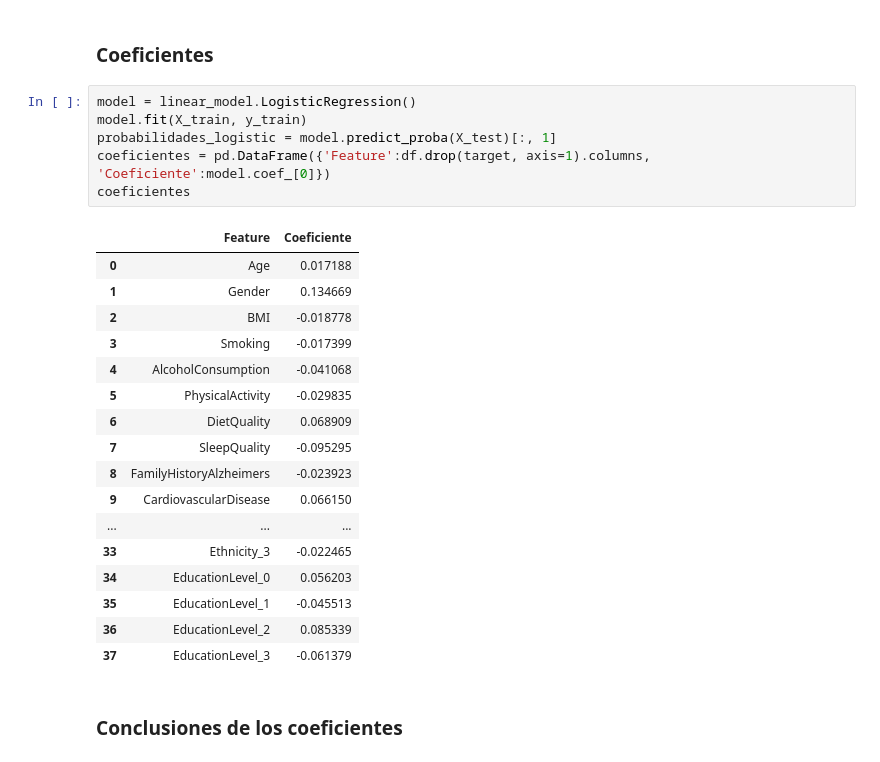
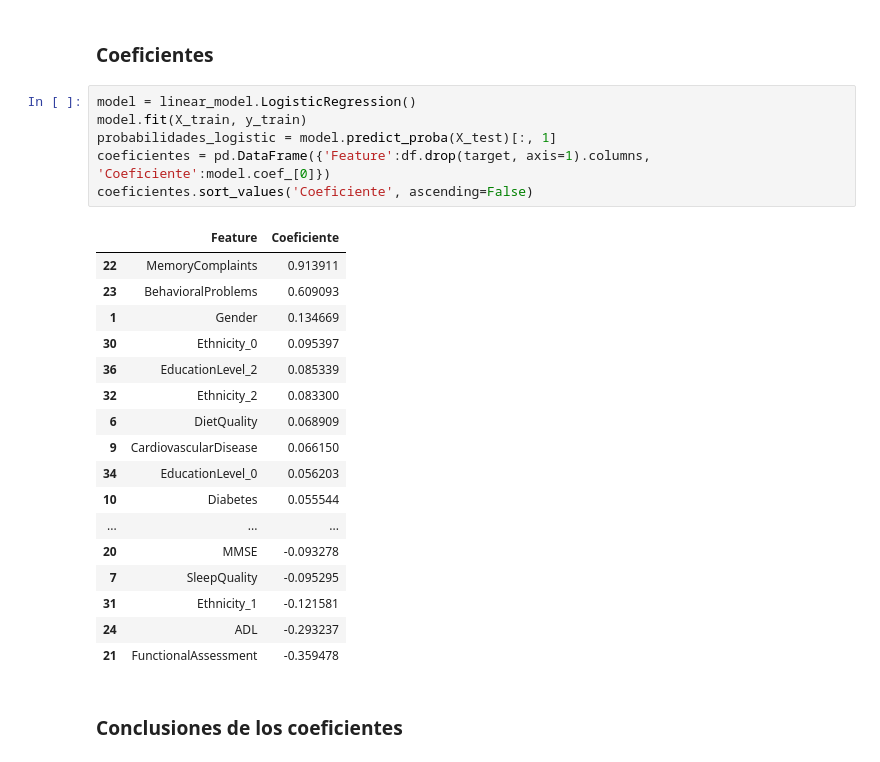
Before and after one commit to luisejdm/Aprendizaje_Estadistico, a Jupyter notebook: Tareas/tarea05.ipynb, the cells around one changed output. Drawn from its saved outputs; the diff is of its cells as text.

```diff
--- a/Tareas/tarea05.ipynb
+++ b/Tareas/tarea05.ipynb
@@ -171,26 +171,26 @@ X_train, X_test, y_train, y_test = train_test_split(X, y, test_size=0.3, random_
 # %%
 model = linear_model.LogisticRegression()
 model.fit(X_train, y_train)
 probabilidades_logistic = model.predict_proba(X_test)[:, 1]
 coeficientes = pd.DataFrame({'Feature':df.drop(target, axis=1).columns, 'Coeficiente':model.coef_[0]})
-coeficientes
+coeficientes.sort_values('Coeficiente', ascending=False)
 # %% [output]
 |  | Feature | Coeficiente |
-| 0 | Age | 0.017188 |
+| 22 | MemoryComplaints | 0.913911 |
+| 23 | BehavioralProblems | 0.609093 |
 | 1 | Gender | 0.134669 |
-| 2 | BMI | -0.018778 |
-| 3 | Smoking | -0.017399 |
-| 4 | AlcoholConsumption | -0.041068 |
-| 5 | PhysicalActivity | -0.029835 |
+| 30 | Ethnicity_0 | 0.095397 |
+| 36 | EducationLevel_2 | 0.085339 |
+| 32 | Ethnicity_2 | 0.083300 |
 | 6 | DietQuality | 0.068909 |
+| 9 | CardiovascularDisease | 0.066150 |
+| 34 | EducationLevel_0 | 0.056203 |
+| 10 | Diabetes | 0.055544 |
+| ... | ... | ... |
+| 20 | MMSE | -0.093278 |
 | 7 | SleepQuality | -0.095295 |
-| 8 | FamilyHistoryAlzheimers | -0.023923 |
-| 9 | CardiovascularDisease | 0.066150 |
-| ... | ... | ... |
-| 33 | Ethnicity_3 | -0.022465 |
-| 34 | EducationLevel_0 | 0.056203 |
-| 35 | EducationLevel_1 | -0.045513 |
-| 36 | EducationLevel_2 | 0.085339 |
-| 37 | EducationLevel_3 | -0.061379 |
+| 31 | Ethnicity_1 | -0.121581 |
+| 24 | ADL | -0.293237 |
+| 21 | FunctionalAssessment | -0.359478 |
 # %% [markdown]
 ### Conclusiones de los coeficientes
```
Also changed, not shown: parts of 3 cells of this notebook.
